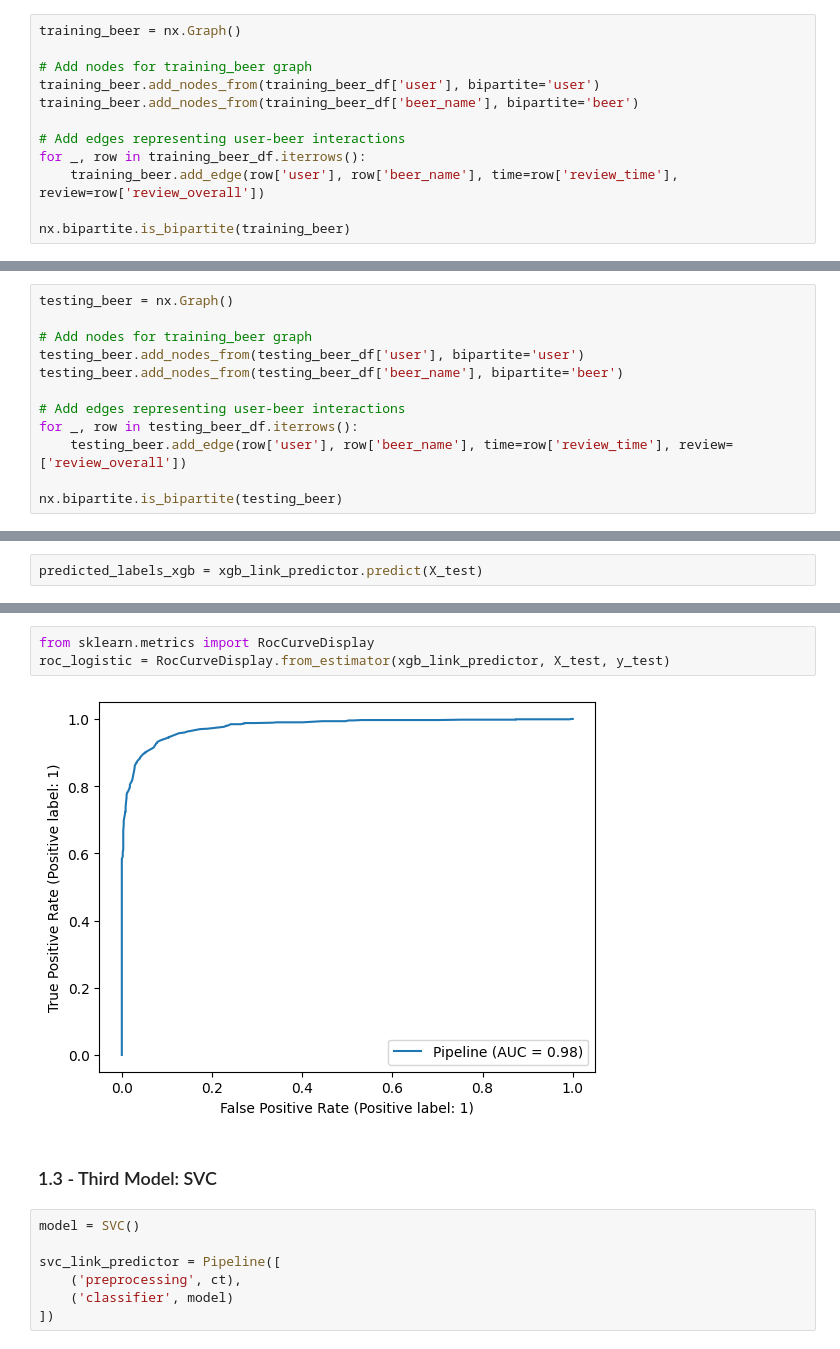
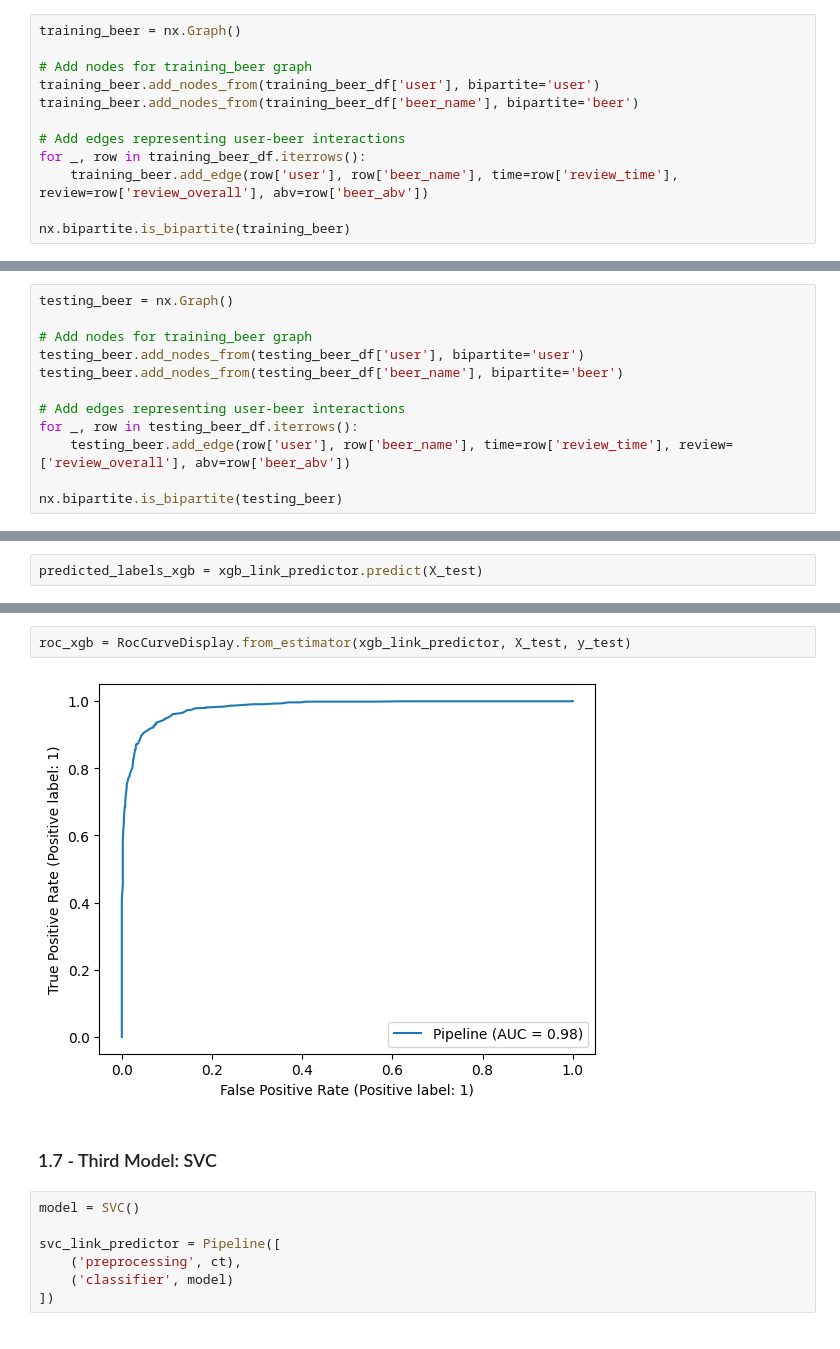
Before and after one commit to giordanovitale/BeerNetwork, a Jupyter notebook: graph_ml.ipynb, the cells around one changed output, grey strips where cells are left out. Drawn from its saved outputs; the diff is of its cells as text.

Commit message:
Link Prediction

```diff
--- a/graph_ml.ipynb
+++ b/graph_ml.ipynb
@@ -77,7 +82,7 @@ training_beer.add_nodes_from(training_beer_df['beer_name'], bipartite='beer')
 
 # Add edges representing user-beer interactions
 for _, row in training_beer_df.iterrows():
-    training_beer.add_edge(row['user'], row['beer_name'], time=row['review_time'], review=row['review_overall'])
+    training_beer.add_edge(row['user'], row['beer_name'], time=row['review_time'], review=row['review_overall'], abv=row['beer_abv'])
 
 nx.bipartite.is_bipartite(training_beer)
 # %% [output]
@@ -93,7 +98,7 @@ testing_beer.add_nodes_from(testing_beer_df['beer_name'], bipartite='beer')
 
 # Add edges representing user-beer interactions
 for _, row in testing_beer_df.iterrows():
-    testing_beer.add_edge(row['user'], row['beer_name'], time=row['review_time'], review=['review_overall'])
+    testing_beer.add_edge(row['user'], row['beer_name'], time=row['review_time'], review=['review_overall'], abv=row['beer_abv'])
 
 nx.bipartite.is_bipartite(testing_beer)
 # %% [output]
@@ -340,10 +339,9 @@ plt.show()
 # %%
-from sklearn.metrics import RocCurveDisplay
-roc_logistic = RocCurveDisplay.from_estimator(xgb_link_predictor, X_test, y_test)
+roc_xgb = RocCurveDisplay.from_estimator(xgb_link_predictor, X_test, y_test)
 # %% [output]
-[figure, old version]
+[figure, new version]
 # %% [markdown]
-### 1.3 - Third Model: SVC
+### 1.7 - Third Model: SVC
 # %%
 model = SVC()
 
```
Also changed, not shown: parts of 33 cells of this notebook.
